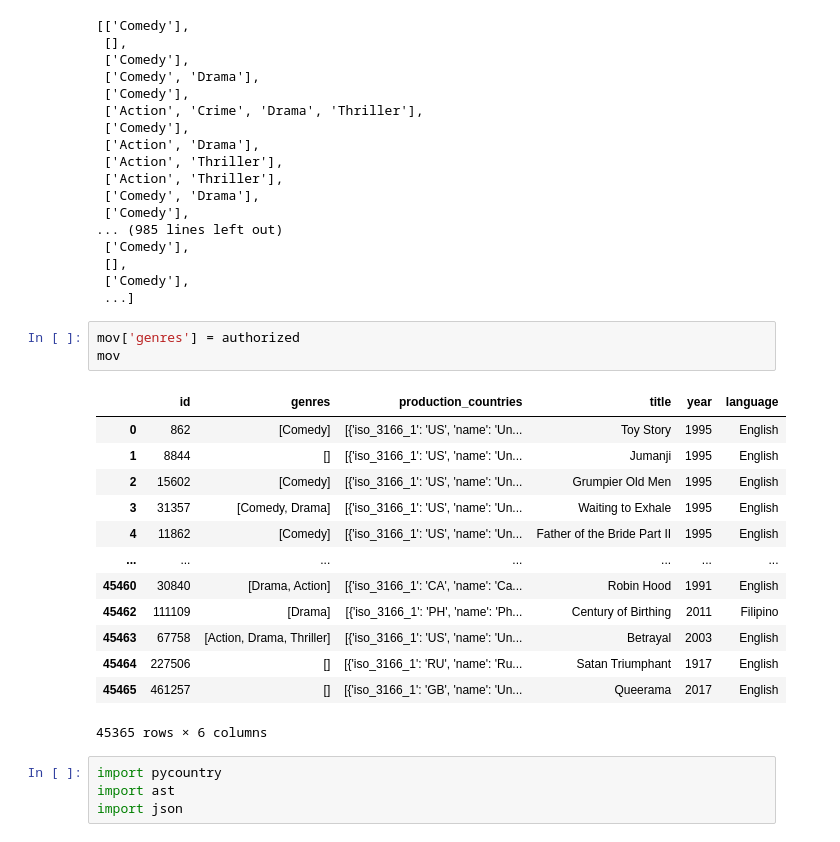
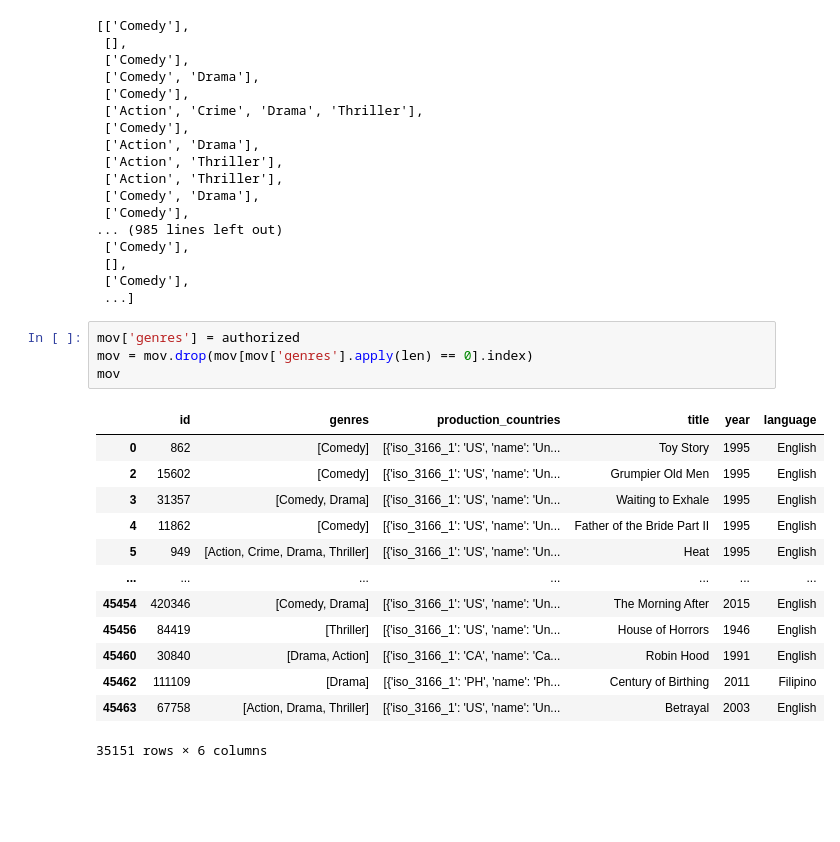
Before and after one commit to AurelieMrtn/RDF-SPARQL-app, a Jupyter notebook: Projet/Projet-mardown.ipynb, the cells around one changed output. Saved outputs shown, nothing was run; the diff lists cells and outputs as text; blank space fills up the shorter version.

```diff
--- a/Projet/Projet-mardown.ipynb
+++ b/Projet/Projet-mardown.ipynb
@@ -152,24 +152,21 @@ authorized
  [],
  ['Comedy'],
  ...]
-# %%
-mov['genres'] = authorized
-mov
-# %% [output]
-|  | id | genres | production_countries | title | year | language |
-| 0 | 862 | [Comedy] | [{'iso_3166_1': 'US', 'name': 'Un... | Toy Story | 1995 | English |
-| 1 | 8844 | [] | [{'iso_3166_1': 'US', 'name': 'Un... | Jumanji | 1995 | English |
-| 2 | 15602 | [Comedy] | [{'iso_3166_1': 'US', 'name': 'Un... | Grumpier Old Men | 1995 | English |
-| 3 | 31357 | [Comedy, Drama] | [{'iso_3166_1': 'US', 'name': 'Un... | Waiting to Exhale | 1995 | English |
-| 4 | 11862 | [Comedy] | [{'iso_3166_1': 'US', 'name': 'Un... | Father of the Bride Part II | 1995 | English |
-| ... | ... | ... | ... | ... | ... | ... |
-| 45460 | 30840 | [Drama, Action] | [{'iso_3166_1': 'CA', 'name': 'Ca... | Robin Hood | 1991 | English |
-| 45462 | 111109 | [Drama] | [{'iso_3166_1': 'PH', 'name': 'Ph... | Century of Birthing | 2011 | Filipino |
-| 45463 | 67758 | [Action, Drama, Thriller] | [{'iso_3166_1': 'US', 'name': 'Un... | Betrayal | 2003 | English |
-| 45464 | 227506 | [] | [{'iso_3166_1': 'RU', 'name': 'Ru... | Satan Triumphant | 1917 | English |
-| 45465 | 461257 | [] | [{'iso_3166_1': 'GB', 'name': 'Un... | Queerama | 2017 | English |
-45365 rows × 6 columns
-# %%
-import pycountry
-import ast
-import json
+# %%
+mov['genres'] = authorized
+mov = mov.drop(mov[mov['genres'].apply(len) == 0].index)
+mov
+# %% [output]
+|  | id | genres | production_countries | title | year | language |
+| 0 | 862 | [Comedy] | [{'iso_3166_1': 'US', 'name': 'Un... | Toy Story | 1995 | English |
+| 2 | 15602 | [Comedy] | [{'iso_3166_1': 'US', 'name': 'Un... | Grumpier Old Men | 1995 | English |
+| 3 | 31357 | [Comedy, Drama] | [{'iso_3166_1': 'US', 'name': 'Un... | Waiting to Exhale | 1995 | English |
+| 4 | 11862 | [Comedy] | [{'iso_3166_1': 'US', 'name': 'Un... | Father of the Bride Part II | 1995 | English |
+| 5 | 949 | [Action, Crime, Drama, Thriller] | [{'iso_3166_1': 'US', 'name': 'Un... | Heat | 1995 | English |
+| ... | ... | ... | ... | ... | ... | ... |
+| 45454 | 420346 | [Comedy, Drama] | [{'iso_3166_1': 'US', 'name': 'Un... | The Morning After | 2015 | English |
+| 45456 | 84419 | [Thriller] | [{'iso_3166_1': 'US', 'name': 'Un... | House of Horrors | 1946 | English |
+| 45460 | 30840 | [Drama, Action] | [{'iso_3166_1': 'CA', 'name': 'Ca... | Robin Hood | 1991 | English |
+| 45462 | 111109 | [Drama] | [{'iso_3166_1': 'PH', 'name': 'Ph... | Century of Birthing | 2011 | Filipino |
+| 45463 | 67758 | [Action, Drama, Thriller] | [{'iso_3166_1': 'US', 'name': 'Un... | Betrayal | 2003 | English |
+35151 rows × 6 columns
```
Also changed, not shown: parts of 3 cells of this notebook, 2 other files.
